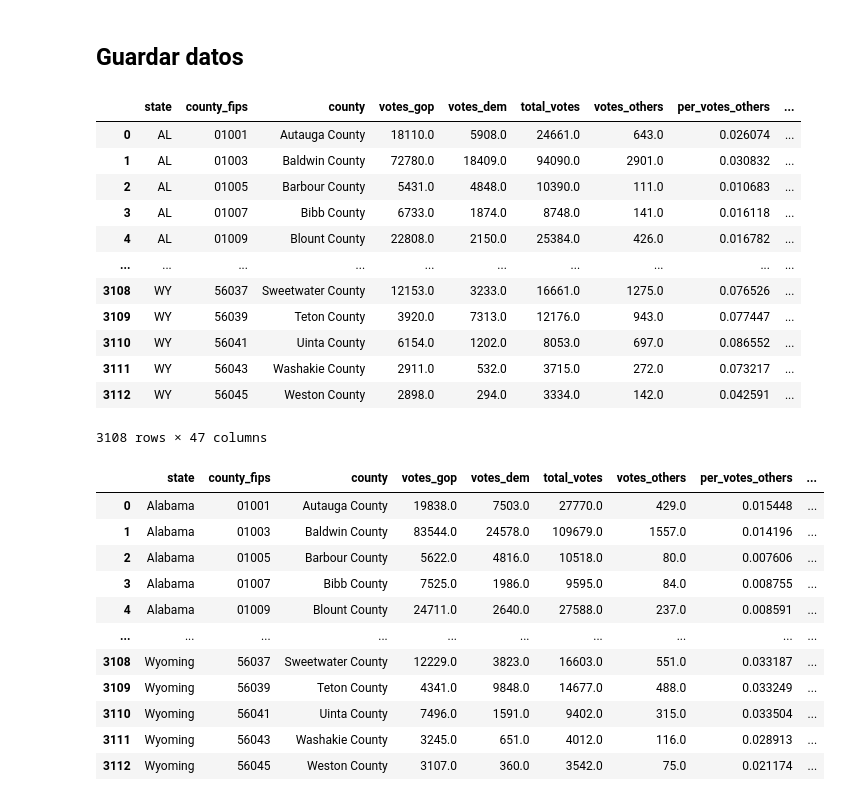
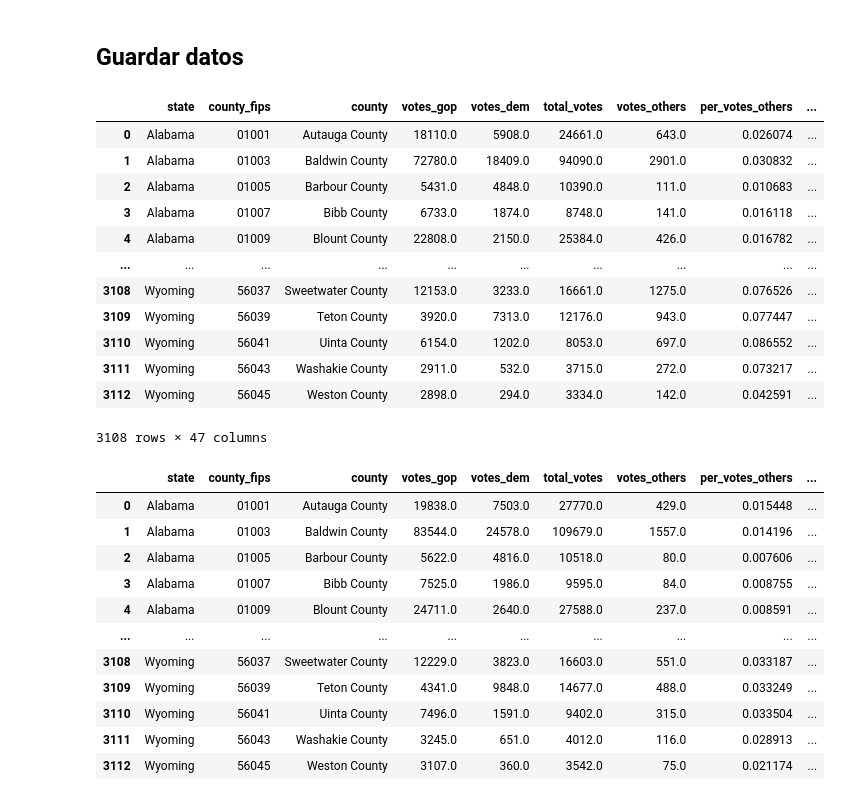
Before and after one commit to jorgegarcelan/US-Elections, a Jupyter notebook: process_data.ipynb, the cells around one changed output. Cells and saved outputs as stored; diff of their text form; code cells hidden in the pictures.

Commit message:
Change "state" column code to name for 2016 data

```diff
--- a/process_data.ipynb
+++ b/process_data.ipynb
@@ -498,26 +498,35 @@ fips_to_remove = missing_fips_2016 + missing_fips_2020 + missing_fips_2024
 data_2016 = data_2016[~data_2016['county_fips'].isin(fips_to_remove)]
 data_2020 = data_2020[~data_2020['county_fips'].isin(fips_to_remove)]
 data_2024 = data_2024[~data_2024['county_fips'].isin(fips_to_remove)]
-# %%
-# Guardar el dataframe en un archivo CSV
-data_2016.to_csv(f"data/final_data_{2016}.csv", index=False)
-
-# Mostrar la tabla
-data_2016
-# %% [output]
-|  | state | county_fips | county | votes_gop | votes_dem | total_votes | votes_others | per_votes_others | ... |
-| 0 | AL | 01001 | Autauga County | 18110.0 | 5908.0 | 24661.0 | 643.0 | 0.026074 | ... |
-| 1 | AL | 01003 | Baldwin County | 72780.0 | 18409.0 | 94090.0 | 2901.0 | 0.030832 | ... |
-| 2 | AL | 01005 | Barbour County | 5431.0 | 4848.0 | 10390.0 | 111.0 | 0.010683 | ... |
-| 3 | AL | 01007 | Bibb County | 6733.0 | 1874.0 | 8748.0 | 141.0 | 0.016118 | ... |
-| 4 | AL | 01009 | Blount County | 22808.0 | 2150.0 | 25384.0 | 426.0 | 0.016782 | ... |
-| ... | ... | ... | ... | ... | ... | ... | ... | ... | ... |
-| 3108 | WY | 56037 | Sweetwater County | 12153.0 | 3233.0 | 16661.0 | 1275.0 | 0.076526 | ... |
-| 3109 | WY | 56039 | Teton County | 3920.0 | 7313.0 | 12176.0 | 943.0 | 0.077447 | ... |
-| 3110 | WY | 56041 | Uinta County | 6154.0 | 1202.0 | 8053.0 | 697.0 | 0.086552 | ... |
-| 3111 | WY | 56043 | Washakie County | 2911.0 | 532.0 | 3715.0 | 272.0 | 0.073217 | ... |
-| 3112 | WY | 56045 | Weston County | 2898.0 | 294.0 | 3334.0 | 142.0 | 0.042591 | ... |
-3108 rows × 47 columns
+# %%
+# Cargar el diccionario desde el archivo JSON
+import json
+
+with open('data/code_to_state.json', 'r') as file:
+    code_to_state = json.load(file)
+
+# Usar el diccionario invertido para mapear los códigos a nombres en la columna "state"
+data_2016['state'] = data_2016['state'].map(code_to_state)
+
+# Guardar el DataFrame en un archivo CSV
+data_2016.to_csv("data/final_data_2016.csv", index=False)
+
+# Mostrar la tabla resultante
+data_2016
+# %% [output]
+|  | state | county_fips | county | votes_gop | votes_dem | total_votes | votes_others | per_votes_others | ... |
+| 0 | Alabama | 01001 | Autauga County | 18110.0 | 5908.0 | 24661.0 | 643.0 | 0.026074 | ... |
+| 1 | Alabama | 01003 | Baldwin County | 72780.0 | 18409.0 | 94090.0 | 2901.0 | 0.030832 | ... |
+| 2 | Alabama | 01005 | Barbour County | 5431.0 | 4848.0 | 10390.0 | 111.0 | 0.010683 | ... |
+| 3 | Alabama | 01007 | Bibb County | 6733.0 | 1874.0 | 8748.0 | 141.0 | 0.016118 | ... |
+| 4 | Alabama | 01009 | Blount County | 22808.0 | 2150.0 | 25384.0 | 426.0 | 0.016782 | ... |
+| ... | ... | ... | ... | ... | ... | ... | ... | ... | ... |
+| 3108 | Wyoming | 56037 | Sweetwater County | 12153.0 | 3233.0 | 16661.0 | 1275.0 | 0.076526 | ... |
+| 3109 | Wyoming | 56039 | Teton County | 3920.0 | 7313.0 | 12176.0 | 943.0 | 0.077447 | ... |
+| 3110 | Wyoming | 56041 | Uinta County | 6154.0 | 1202.0 | 8053.0 | 697.0 | 0.086552 | ... |
+| 3111 | Wyoming | 56043 | Washakie County | 2911.0 | 532.0 | 3715.0 | 272.0 | 0.073217 | ... |
+| 3112 | Wyoming | 56045 | Weston County | 2898.0 | 294.0 | 3334.0 | 142.0 | 0.042591 | ... |
+3108 rows × 47 columns
 # %%
 # Guardar el dataframe en un archivo CSV
 data_2020.to_csv(f"data/final_data_{2020}.csv", index=False)
```
Also changed, not shown: 1 other file.
